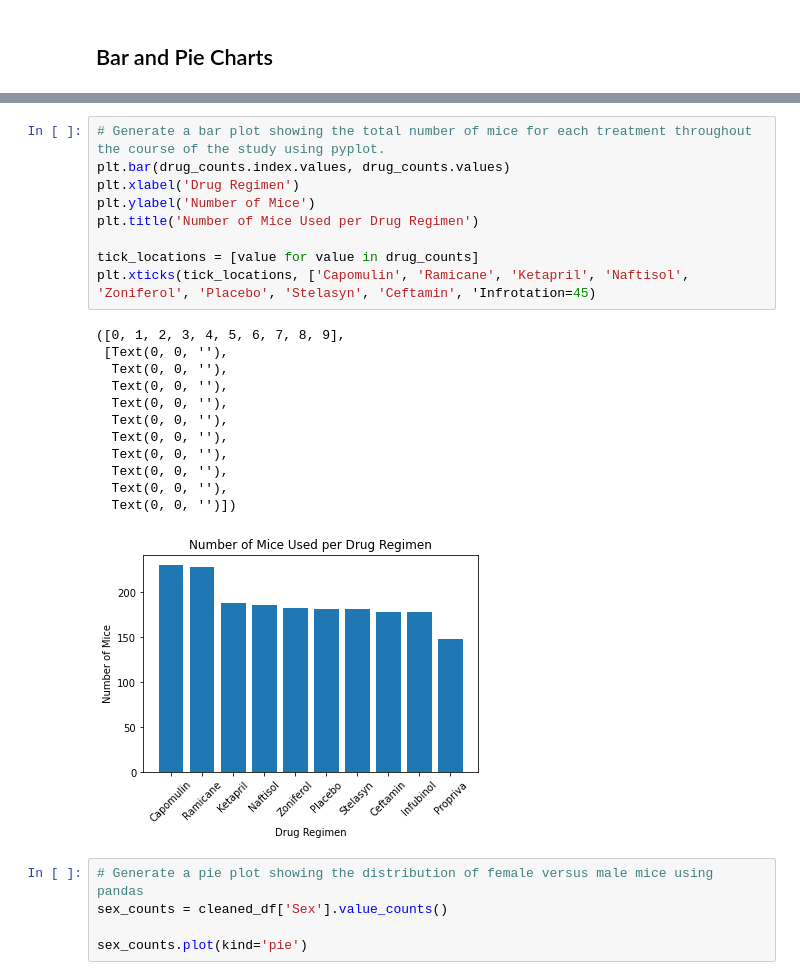
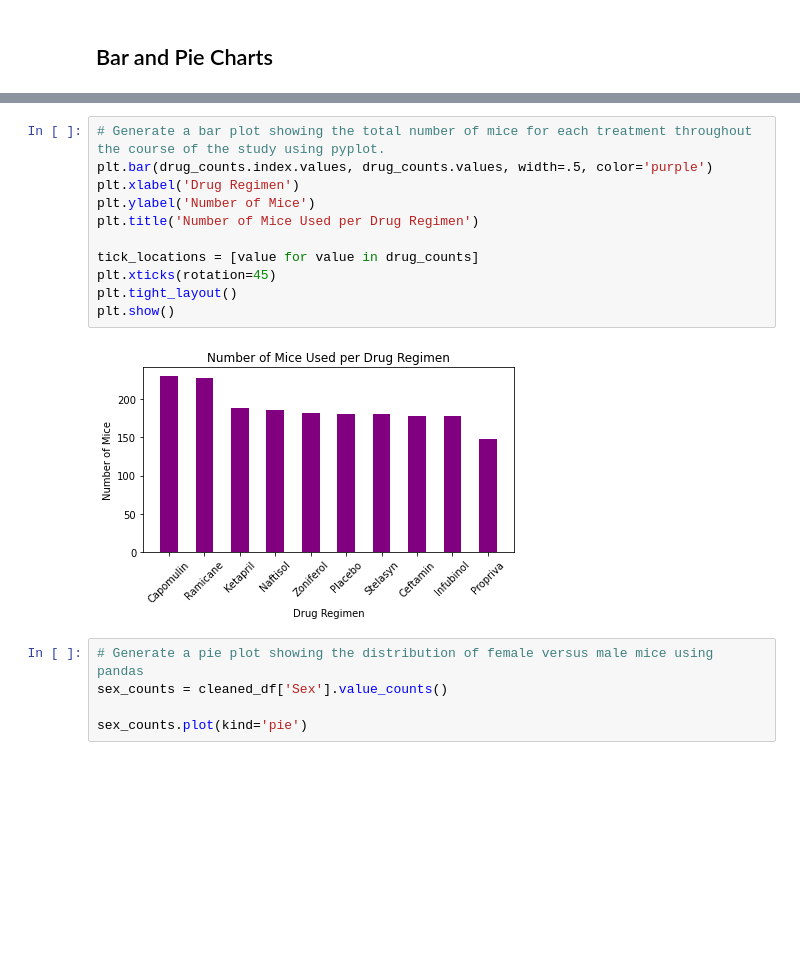
Before and after one commit to Shayoconnell7/pymaceuticals_challenge, a Jupyter notebook: pymaceuticals_challenge.ipynb, the cells around one changed output, grey strips where cells are left out. Drawn from its saved outputs; the diff is of its cells as text; blank space fills up the shorter version.

```diff
--- a/pymaceuticals_challenge.ipynb
+++ b/pymaceuticals_challenge.ipynb
@@ -175,25 +180,16 @@ drug_counts.plot(kind='bar')
 # %%
 # Generate a bar plot showing the total number of mice for each treatment throughout the course of the study using pyplot.
-plt.bar(drug_counts.index.values, drug_counts.values)
+plt.bar(drug_counts.index.values, drug_counts.values, width=.5, color='purple')
 plt.xlabel('Drug Regimen')
 plt.ylabel('Number of Mice')
 plt.title('Number of Mice Used per Drug Regimen')
 
 tick_locations = [value for value in drug_counts]
-plt.xticks(tick_locations, ['Capomulin', 'Ramicane', 'Ketapril', 'Naftisol', 'Zoniferol', 'Placebo', 'Stelasyn', 'Ceftamin', 'Infrotation=45)
+plt.xticks(rotation=45)
+plt.tight_layout()
+plt.show()
 # %% [output]
-([0, 1, 2, 3, 4, 5, 6, 7, 8, 9],
- [Text(0, 0, ''),
-  Text(0, 0, ''),
-  Text(0, 0, ''),
-  Text(0, 0, ''),
-  Text(0, 0, ''),
-  Text(0, 0, ''),
-  Text(0, 0, ''),
-  Text(0, 0, ''),
-  Text(0, 0, ''),
-  Text(0, 0, '')])
-[figure, old version]
+[figure, new version]
 # %%
 # Generate a pie plot showing the distribution of female versus male mice using pandas
 sex_counts = cleaned_df['Sex'].value_counts()
```
Also changed, not shown: parts of 1 cell of this notebook.
